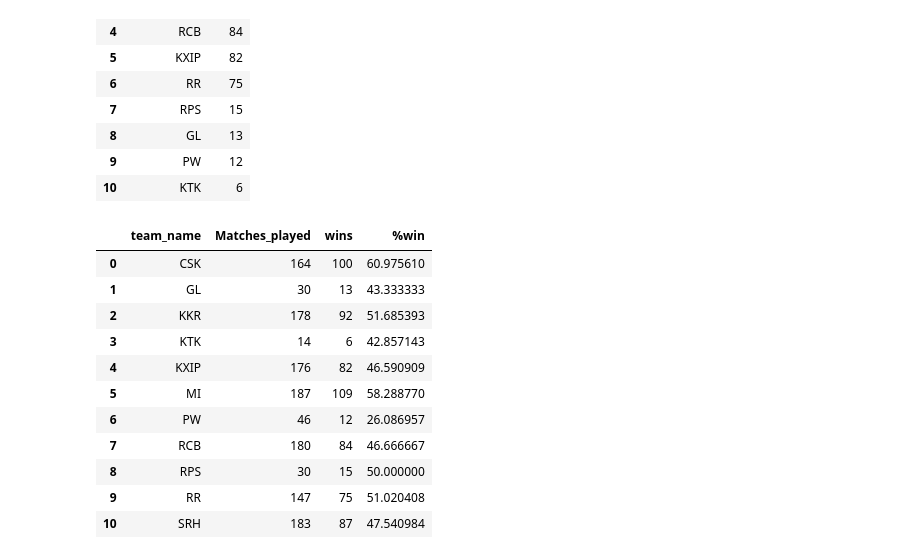
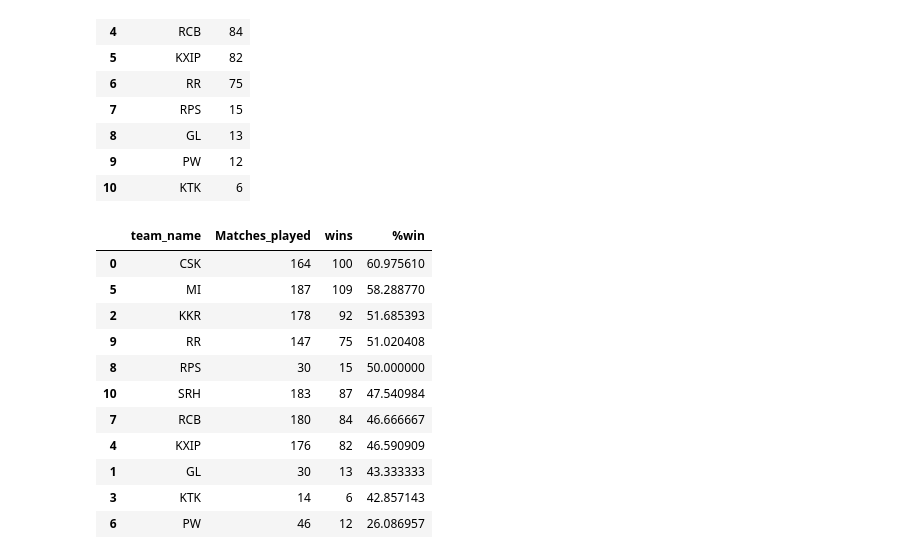
Before and after one commit to tiwari1302/TSF-GRIP, a Jupyter notebook: Task 5 Sports Data Analysis/Task 5_Sports Data Analysis.ipynb, the cells around one changed output. Drawn from its saved outputs; the diff is of its cells as text; code cells hidden in the pictures.

```diff
--- a/Task 5 Sports Data Analysis/Task 5_Sports Data Analysis.ipynb
+++ b/Task 5 Sports Data Analysis/Task 5_Sports Data Analysis.ipynb
@@ -251,18 +302,19 @@ wins
 # %%
 player=teams.merge(wins,left_on='team_name',right_on='team_name',how='inner')
 player['%win']=(player['wins']/player['Matches_played'])*100
+player = player.sort_values('%win', ascending=False)
 player
 # %% [output]
 |  | team_name | Matches_played | wins | %win |
 | 0 | CSK | 164 | 100 | 60.975610 |
+| 5 | MI | 187 | 109 | 58.288770 |
+| 2 | KKR | 178 | 92 | 51.685393 |
+| 9 | RR | 147 | 75 | 51.020408 |
+| 8 | RPS | 30 | 15 | 50.000000 |
+| 10 | SRH | 183 | 87 | 47.540984 |
+| 7 | RCB | 180 | 84 | 46.666667 |
+| 4 | KXIP | 176 | 82 | 46.590909 |
 | 1 | GL | 30 | 13 | 43.333333 |
-| 2 | KKR | 178 | 92 | 51.685393 |
 | 3 | KTK | 14 | 6 | 42.857143 |
-| 4 | KXIP | 176 | 82 | 46.590909 |
-| 5 | MI | 187 | 109 | 58.288770 |
 | 6 | PW | 46 | 12 | 26.086957 |
-| 7 | RCB | 180 | 84 | 46.666667 |
-| 8 | RPS | 30 | 15 | 50.000000 |
-| 9 | RR | 147 | 75 | 51.020408 |
-| 10 | SRH | 183 | 87 | 47.540984 |
 # %%
```
Also changed, not shown: parts of 12 cells of this notebook, 4 other files.
